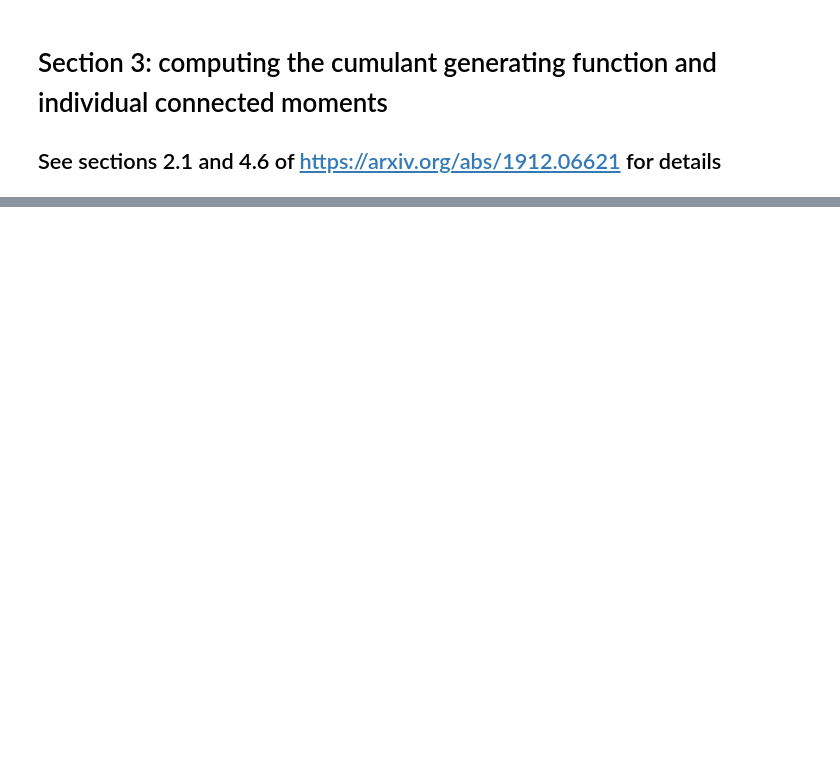
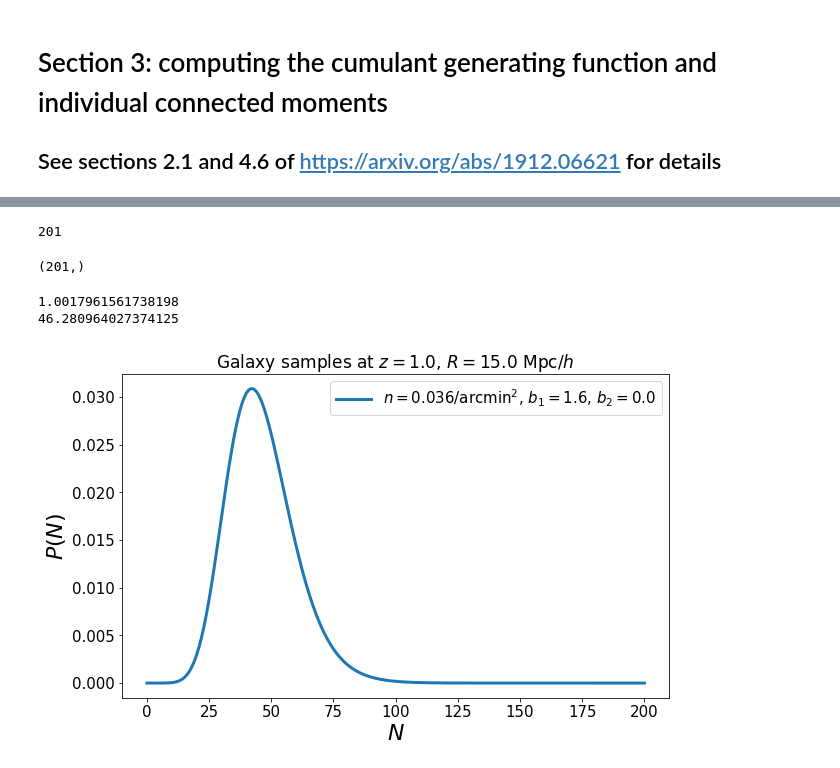
Before and after one commit to OliverFHD/CosMomentum, a Jupyter notebook: compute_PDF_and_CGF.ipynb, the cells around one changed output, grey strips where cells are left out. Cells and saved outputs as stored; diff of their text form; code cells hidden in the pictures; blank space fills up the shorter version.

```diff
--- a/compute_PDF_and_CGF.ipynb
+++ b/compute_PDF_and_CGF.ipynb
@@ -448,0 +522,49 @@ print np.sum(P_of_N_values_sample_4)
+# %%
+
+theta = 20.0
+N_max = return_N_max_projected(0, theta, 1.0)
+print N_max
+
+return_CiC_PDF_projected = lib.return_CiC_PDF_projected
+#           return_CiC_PDF_projected(                       double* P_of_N, double R_in_Mpc_over_h,     double f_NL, double var_NL_rescale, int index_of_galaxy_sample)
+return_CiC_PDF_projected.argtypes = [ctypes.POINTER(ctypes.c_double*N_max),        ctypes.c_double, ctypes.c_double,       ctypes.c_double,               ctypes.c_int]
+return_CiC_PDF_projected.restype = None
+
+## This function returns the count-in-cells PDF of a 3D galaxy field
+# - at redshift z
+# - angular top-hat smoothing radius theta
+# - with primordial bispectrum amplitute f_NL
+# - non-linear variance being var_NL_rescale*halofit (Takahashi et al. 2012, Smith et al. 2003)
+# - for galaxy sample index_of_galaxy_sample (= 0 if you have only created one galaxy sample)
+def CiC_projected(theta, f_NL, var_NL_rescale, index_of_galaxy_sample):
+    P_of_N_values        = (ctypes.c_double*N_max)()
+    x = np.array(P_of_N_values)
+    print x.shape
+    return_CiC_PDF_projected(ctypes.byref(P_of_N_values), theta, f_NL, var_NL_rescale, index_of_galaxy_sample)
+    return np.array(P_of_N_values)
+# %% [output]
+201
+# %%
+P_of_N_values_sample_1 = CiC_projected(theta, 0.0, 1.0, 0)
+# %% [output]
+(201,)
+# %%
+# plotting CiC PDF for each sample
+plt.figure(figsize=(10,6))
+plt.plot(range(0,N_max), P_of_N_values_sample_1, label="$n=$"+str(int(1000.0*density_sample_1)/1000.0)+"/arcmin${}^2$, $b_1=$"+str(b1_sample_1)+", $b_2=$"+str(b2_sample_1), linestyle="solid", linewidth=3)
+#plt.xlim(-10,200)
+plt.xticks(fontsize=15)
+plt.yticks(fontsize=15)
+plt.xlabel(r'$N$', size = 22)
+plt.ylabel(r'$P(N)$', size = 22)
+plt.legend(fontsize=15, handlelength=2.35)
+plt.title('Galaxy samples at $z=$'+str(z)+', $R=$'+str(R)+' Mpc$/h$', size = 17)
+plt.subplots_adjust(left=0.19, bottom=0.12, right=0.95, top=0.87)
+
+# check normalisation of the CiC PDFs
+print np.sum(P_of_N_values_sample_1)
+print np.sum(P_of_N_values_sample_1*range(0,len(P_of_N_values_sample_1)))
+# %% [output]
+1.0017961561738198
+46.280964027374125
+[figure, added]
```
Also changed, not shown: parts of 23 cells of this notebook, 13 other files.
